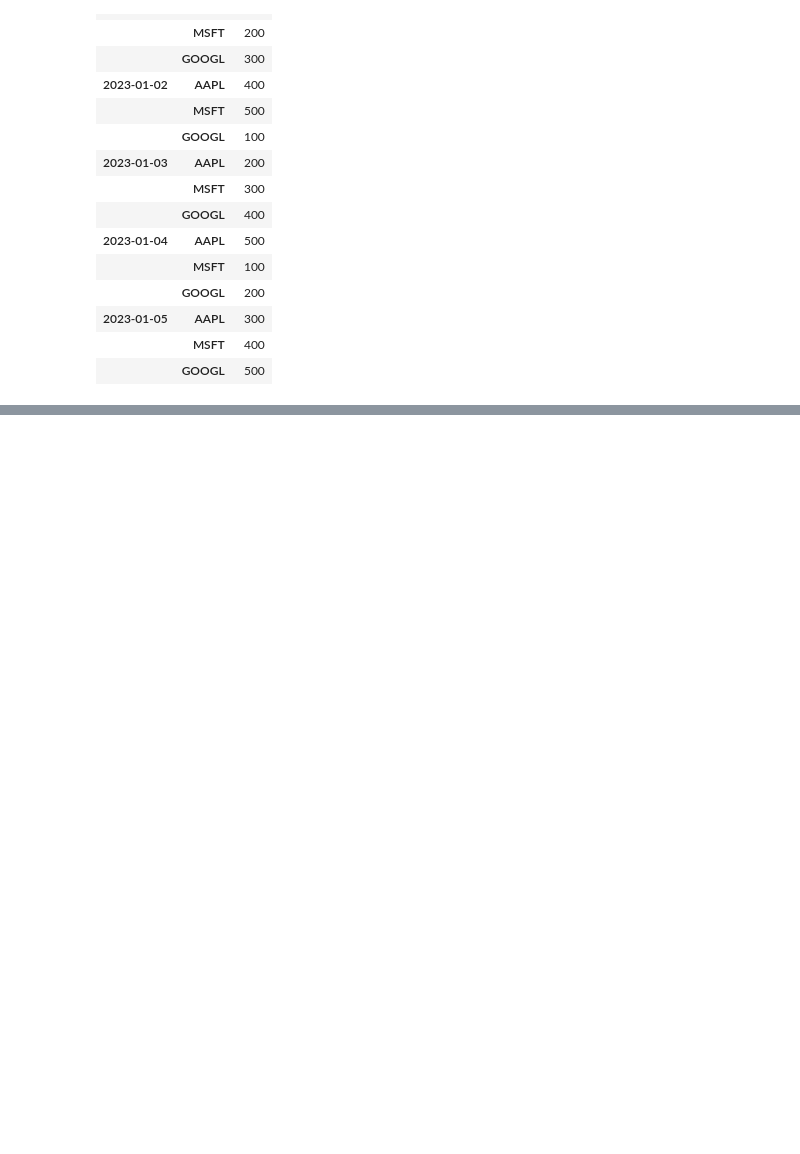
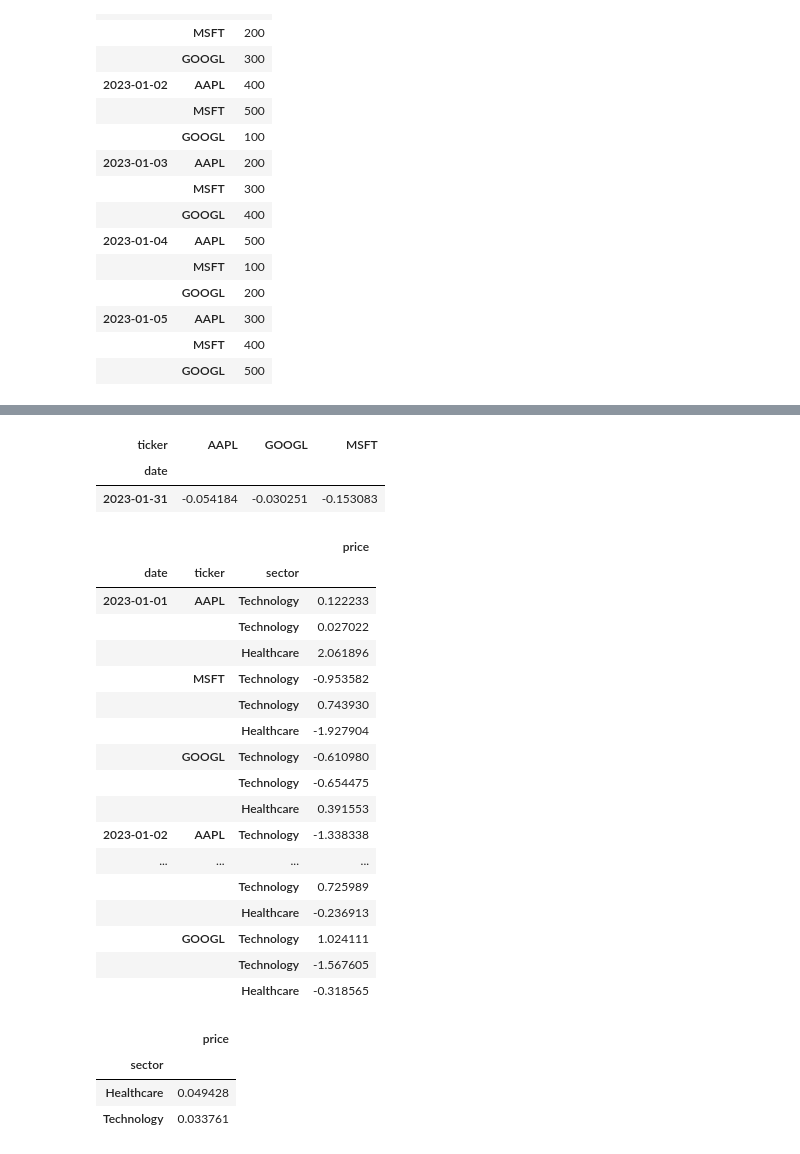
Before and after one commit to ChopinNo3Op9/Stock-Analysis, a Jupyter notebook: multi index finance.ipynb, the cells around one changed output, grey strips where cells are left out. Saved outputs shown, nothing was run; the diff lists cells and outputs as text; code cells hidden in the pictures; blank space fills up the shorter version.

```diff
--- a/multi index finance.ipynb
+++ b/multi index finance.ipynb
@@ -97,0 +141,41 @@ price_data
+# %%
+# Resampling to get monthly data for each stock
+monthly_data = df['value'].unstack(level='ticker').resample('M', level='date').mean()
+monthly_data
+# %% [output]
+| ticker | AAPL | GOOGL | MSFT |
+| date |  |  |  |
+| 2023-01-31 | -0.054184 | -0.030251 | -0.153083 |
+# %%
+sectors = ['Technology', 'Technology', 'Healthcare']
+index = pd.MultiIndex.from_product([dates, tickers, sectors], names=['date', 'ticker', 'sector'])
+data = pd.DataFrame(np.random.randn(45, 1), index=index, columns=['price'])
+data
+# %% [output]
+|  |  |  | price |
+| date | ticker | sector |  |
+| 2023-01-01 | AAPL | Technology | 0.122233 |
+|  |  | Technology | 0.027022 |
+|  |  | Healthcare | 2.061896 |
+|  | MSFT | Technology | -0.953582 |
+|  |  | Technology | 0.743930 |
+|  |  | Healthcare | -1.927904 |
+|  | GOOGL | Technology | -0.610980 |
+|  |  | Technology | -0.654475 |
+|  |  | Healthcare | 0.391553 |
+| 2023-01-02 | AAPL | Technology | -1.338338 |
+| ... | ... | ... | ... |
+|  |  | Technology | 0.725989 |
+|  |  | Healthcare | -0.236913 |
+|  | GOOGL | Technology | 1.024111 |
+|  |  | Technology | -1.567605 |
+|  |  | Healthcare | -0.318565 |
+# %%
+# Aggregating data by sector
+sector_data = data.groupby(level='sector').mean()
+sector_data
+# %% [output]
+|  | price |
+| sector |  |
+| Healthcare | 0.049428 |
+| Technology | 0.033761 |
```
Also changed, not shown: parts of 9 cells of this notebook, 3 other files.
